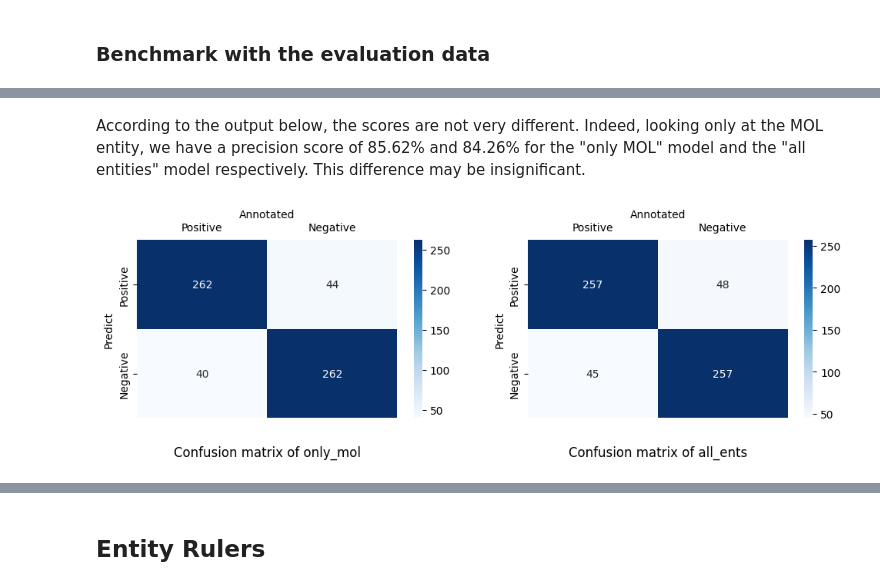
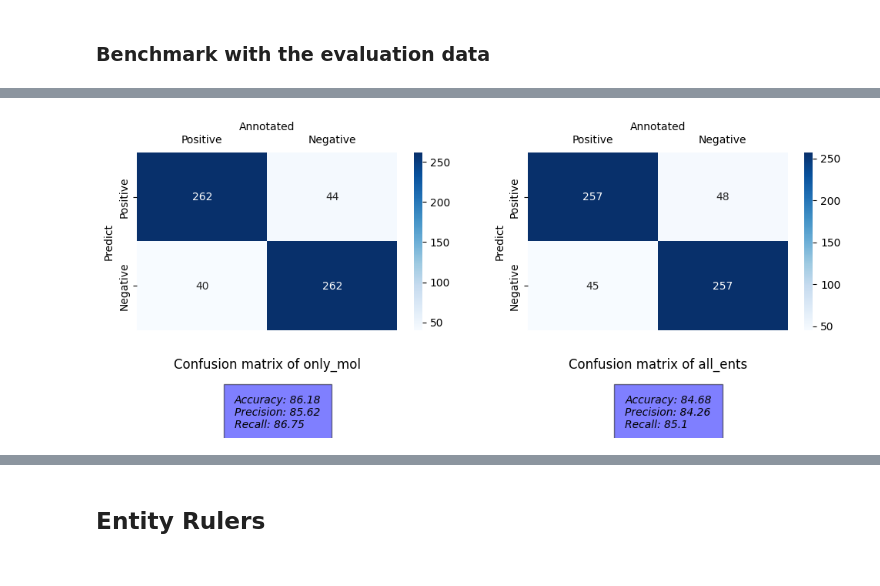
Before and after one commit to pierrepo/mdner, a Jupyter notebook: notebooks/evaluate_mdner.ipynb, the cells around one changed output, grey strips where cells are left out. Cells and saved outputs as stored; diff of their text form; code cells hidden in the pictures.

Commit message:
Change outputs for some cells

```diff
--- a/notebooks/evaluate_mdner.ipynb
+++ b/notebooks/evaluate_mdner.ipynb
@@ -119,0 +97,9 @@ STIME   66.67   76.92   71.43
+# %%
+# Get confusion matrix and scores for each models
+paths_model = ["../results/models_0.1_1.0_0.0_0.0", "../results/colab/all_ents"]
+cf_mtx, scores = {}, {}
+for path_model in paths_model:
+    cf_mtx[path_model], scores[path_model] = evner.get_confusion_matrix(path_model, False)
+
+# Display confusion matrix of each models
+evner.display_confusion_matrix(cf_mtx, scores, paths_model)
@@ -161,13 +129,11 @@ STIME   66.67   76.92   71.43
-# %% [markdown]
-According to the output below, the scores are not very different. Indeed, looking only at the MOL entity, we have a precision score of 85.62% and 84.26% for the "only MOL" model and the "all entities" model respectively. This difference may be insignificant.
 # %%
 # Get confusion matrix and scores for each models
-names_model = ["only_mol", "all_ents"]
+paths_model = ["../results/colab/only_mol", "../results/colab/all_ents"]
 cf_mtx, scores = {}, {}
-for name_model in names_model:
-    cf_mtx[name_model], scores[name_model] = evner.get_confusion_matrix(name_model, True)
+for path_model in paths_model:
+    cf_mtx[path_model], scores[path_model] = evner.get_confusion_matrix(path_model, True)
 
 # Display confusion matrix of each models
-evner.display_confusion_matrix(cf_mtx, names_model)
+evner.display_confusion_matrix(cf_mtx, scores, paths_model)
 # %% [output]
-[figure, old version]
+[figure, new version]
```
Also changed, not shown: parts of 25 cells of this notebook, 1 other file.
